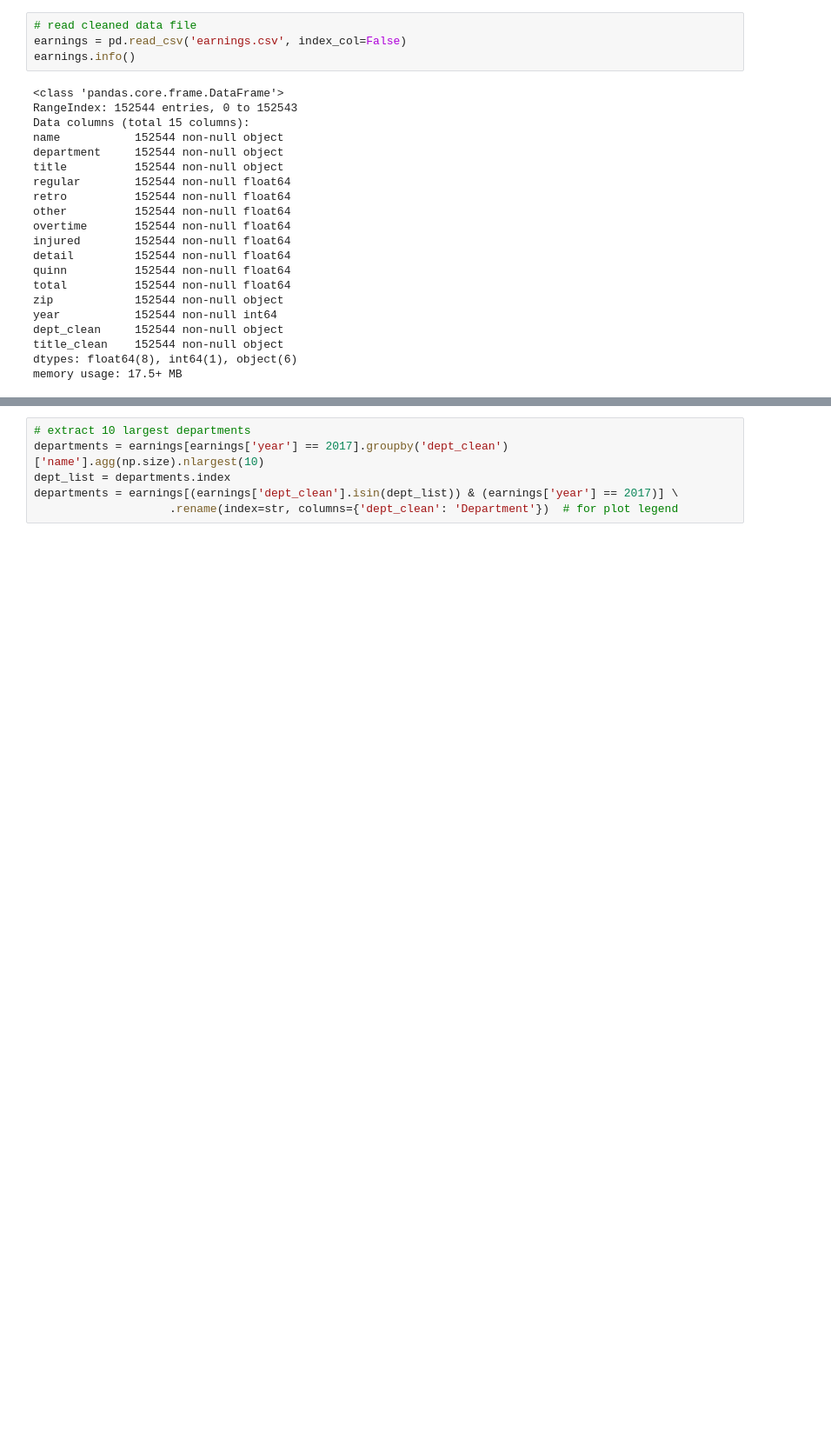
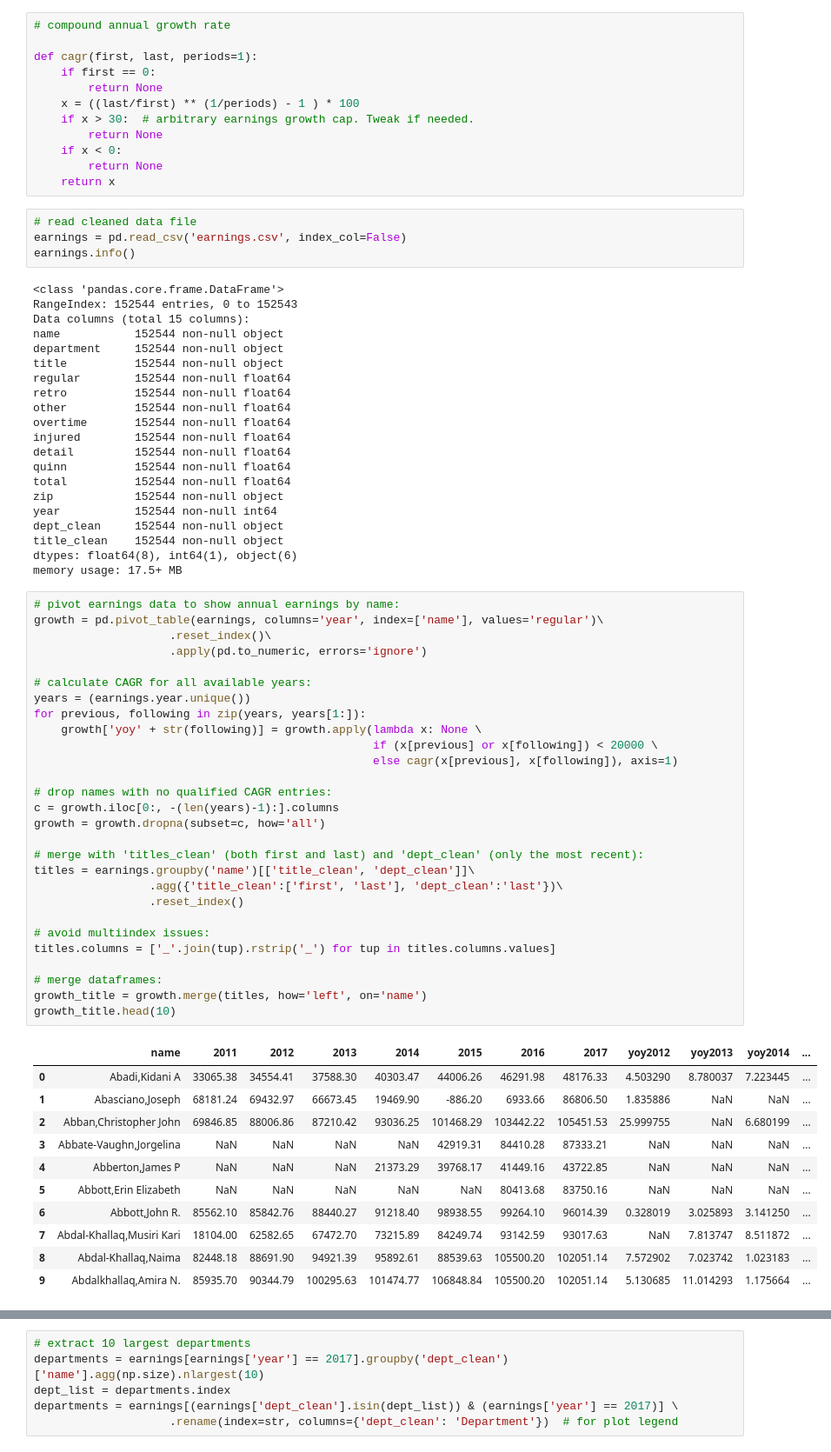
Before and after one commit to Turanga1/Springboard_DataScience, a Jupyter notebook: Capstone 1 - Boston Earnings Report/boston_earnings_analysis.ipynb, the cells around one changed output, grey strips where cells are left out. Shown at 87% size. Cells and saved outputs as stored; diff of their text form; blank space fills up the shorter version.

```diff
--- a/Capstone 1 - Boston Earnings Report/boston_earnings_analysis.ipynb
+++ b/Capstone 1 - Boston Earnings Report/boston_earnings_analysis.ipynb
@@ -45,6 +45,18 @@ pd.set_option('display.notebook_repr_html', True)
 # Setup Seaborn
 sns.set_style("darkgrid")
 sns.set_context("notebook")
+# %%
+# compound annual growth rate
+
+def cagr(first, last, periods=1):
+    if first == 0:
+        return None
+    x = ((last/first) ** (1/periods) - 1 ) * 100
+    if x > 30:  # arbitrary earnings growth cap. Tweak if needed.
+        return None
+    if x < 0:
+        return None
+    return x
 # %%
 # read cleaned data file
 earnings = pd.read_csv('earnings.csv', index_col=False)
@@ -70,3 +82,43 @@ dept_clean     152544 non-null object
 title_clean    152544 non-null object
 dtypes: float64(8), int64(1), object(6)
 memory usage: 17.5+ MB
+# %%
+# pivot earnings data to show annual earnings by name:
+growth = pd.pivot_table(earnings, columns='year', index=['name'], values='regular')\
+                    .reset_index()\
+                    .apply(pd.to_numeric, errors='ignore')
+
+# calculate CAGR for all available years:
+years = (earnings.year.unique())
+for previous, following in zip(years, years[1:]):
+    growth['yoy' + str(following)] = growth.apply(lambda x: None \
+                                                  if (x[previous] or x[following]) < 20000 \
+                                                  else cagr(x[previous], x[following]), axis=1)
+
+# drop names with no qualified CAGR entries:
+c = growth.iloc[0:, -(len(years)-1):].columns
+growth = growth.dropna(subset=c, how='all')
+
+# merge with 'titles_clean' (both first and last) and 'dept_clean' (only the most recent):
+titles = earnings.groupby('name')[['title_clean', 'dept_clean']]\
+                 .agg({'title_clean':['first', 'last'], 'dept_clean':'last'})\
+                 .reset_index()
+
+# avoid multiindex issues:
+titles.columns = ['_'.join(tup).rstrip('_') for tup in titles.columns.values]
+
+# merge dataframes:
+growth_title = growth.merge(titles, how='left', on='name')
+growth_title.head(10)
+# %% [output]
+|  | name | 2011 | 2012 | 2013 | 2014 | 2015 | 2016 | 2017 | yoy2012 | yoy2013 | yoy2014 | ... |
+| 0 | Abadi,Kidani A | 33065.38 | 34554.41 | 37588.30 | 40303.47 | 44006.26 | 46291.98 | 48176.33 | 4.503290 | 8.780037 | 7.223445 | ... |
+| 1 | Abasciano,Joseph | 68181.24 | 69432.97 | 66673.45 | 19469.90 | -886.20 | 6933.66 | 86806.50 | 1.835886 | NaN | NaN | ... |
+| 2 | Abban,Christopher John | 69846.85 | 88006.86 | 87210.42 | 93036.25 | 101468.29 | 103442.22 | 105451.53 | 25.999755 | NaN | 6.680199 | ... |
+| 3 | Abbate-Vaughn,Jorgelina | NaN | NaN | NaN | NaN | 42919.31 | 84410.28 | 87333.21 | NaN | NaN | NaN | ... |
+| 4 | Abberton,James P | NaN | NaN | NaN | 21373.29 | 39768.17 | 41449.16 | 43722.85 | NaN | NaN | NaN | ... |
+| 5 | Abbott,Erin Elizabeth | NaN | NaN | NaN | NaN | NaN | 80413.68 | 83750.16 | NaN | NaN | NaN | ... |
+| 6 | Abbott,John R. | 85562.10 | 85842.76 | 88440.27 | 91218.40 | 98938.55 | 99264.10 | 96014.39 | 0.328019 | 3.025893 | 3.141250 | ... |
+| 7 | Abdal-Khallaq,Musiri Kari | 18104.00 | 62582.65 | 67472.70 | 73215.89 | 84249.74 | 93142.59 | 93017.63 | NaN | 7.813747 | 8.511872 | ... |
+| 8 | Abdal-Khallaq,Naima | 82448.18 | 88691.90 | 94921.39 | 95892.61 | 88539.63 | 105500.20 | 102051.14 | 7.572902 | 7.023742 | 1.023183 | ... |
+| 9 | Abdalkhallaq,Amira N. | 85935.70 | 90344.79 | 100295.63 | 101474.77 | 106848.84 | 105500.20 | 102051.14 | 5.130685 | 11.014293 | 1.175664 | ... |
```
Also changed, not shown: parts of 5 cells of this notebook.
